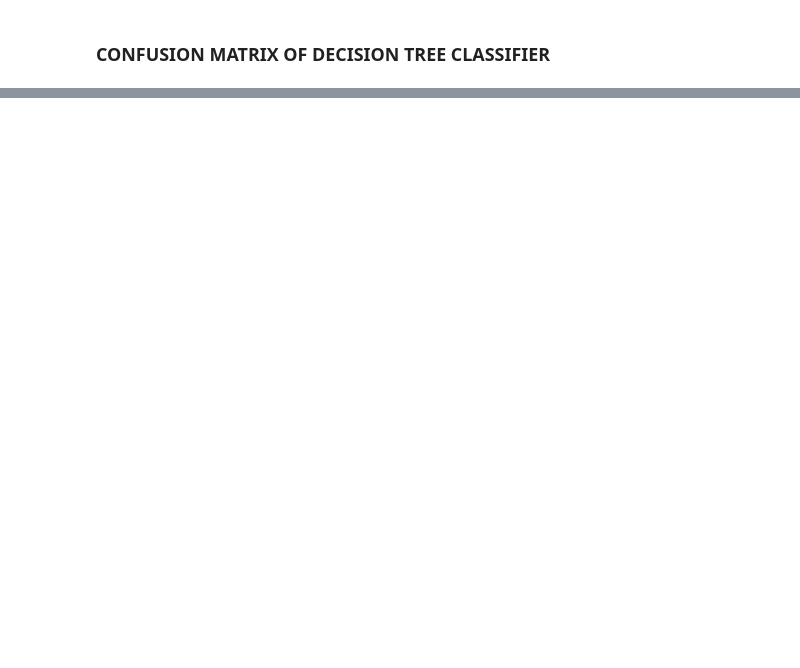
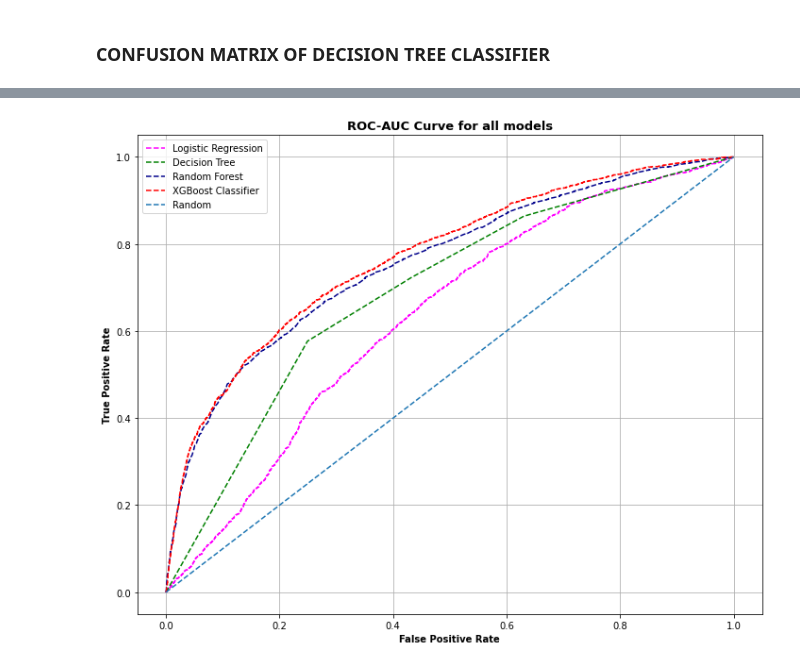
Before and after one commit to Mdanish2020/Credit_card_default_prediction, a Jupyter notebook: ML_Capstone(Classification)Credit_Card_Default_Prediction.ipynb, the cells around one changed output, grey strips where cells are left out. Cells and saved outputs as stored; diff of their text form; code cells hidden in the pictures; blank space fills up the shorter version.

```diff
--- a/ML_Capstone(Classification)Credit_Card_Default_Prediction.ipynb
+++ b/ML_Capstone(Classification)Credit_Card_Default_Prediction.ipynb
@@ -735,0 +991,49 @@ Text(0.5, 1.0, 'Confusion Matrix of Logistic Model')
+# %%
+from sklearn import metrics
+# predicting probabilities for all model used
+y_log_proba = logistic_grid_model.predict_proba(X_test)[::,1]
+y_dtc_proba = decision_tree_model.predict_proba(X_test)[::,1]
+y_rf_proba = grid_rf_clf.predict_proba(X_test)[::,1]
+y_xgb_proba = xgb.predict_proba(X_test)[::,1]
+
+# define metrics
+fpr_log, tpr_log, _ = metrics.roc_curve(y_test, y_log_proba)
+fpr_dtc, tpr_dtc, _ = metrics.roc_curve(y_test,  y_dtc_proba)
+fpr_rf, tpr_rf, _ = metrics.roc_curve(y_test,  y_rf_proba)
+fpr_xgb, tpr_xgb, _ = metrics.roc_curve(y_test,  y_xgb_proba)
+
+#
+random_probs = [0 for _ in range(len(y_test))]
+random_fpr, random_tpr, _ = roc_curve(y_test, random_probs)
+
+
+
+# plotting ROC-AUC curve
+plt.figure(figsize = (10,8))
+plt.grid(True)
+
+# plot the the ROC-AUC curve for the logistic Model
+plt.plot(fpr_log, tpr_log, linestyle='--',color='magenta', label='Logistic Regression')
+
+# plot the ROC-AUC curve for the decision tree model
+plt.plot(fpr_dtc, tpr_dtc, linestyle='--',color='green', label='Decision Tree')
+
+# plot the ROC-AUC curve for the RandomForest
+plt.plot(fpr_rf, tpr_rf, linestyle='--',color='darkblue', label='Random Forest')
+
+# plot the ROC-AUC curve for the xgb model
+plt.plot(fpr_xgb, tpr_xgb, linestyle='--',color='red', label='XGBoost Classifier')
+
+#plot the ROC-AUC curve for the random model
+plt.plot(random_fpr, random_tpr, linestyle='--', label='Random')
+
+
+# Defining titles and co-ordinates labels
+plt.title('ROC-AUC Curve for all models',fontweight = 'bold', fontsize = 13)
+plt.xlabel('False Positive Rate',fontweight = 'bold')
+plt.ylabel('True Positive Rate',fontweight = 'bold')
+plt.legend(loc = 'upper left')
+plt.tight_layout()
+plt.show()
+# %% [output]
+[figure, added]
```
Also changed, not shown: parts of 51 cells of this notebook.
